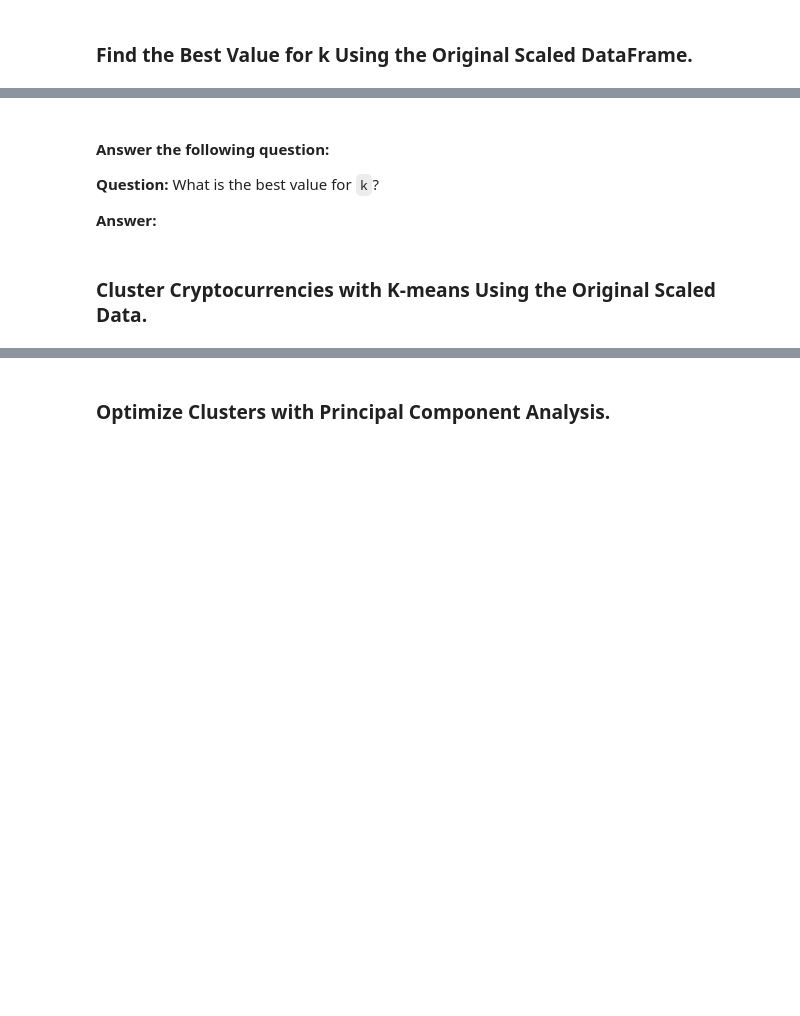
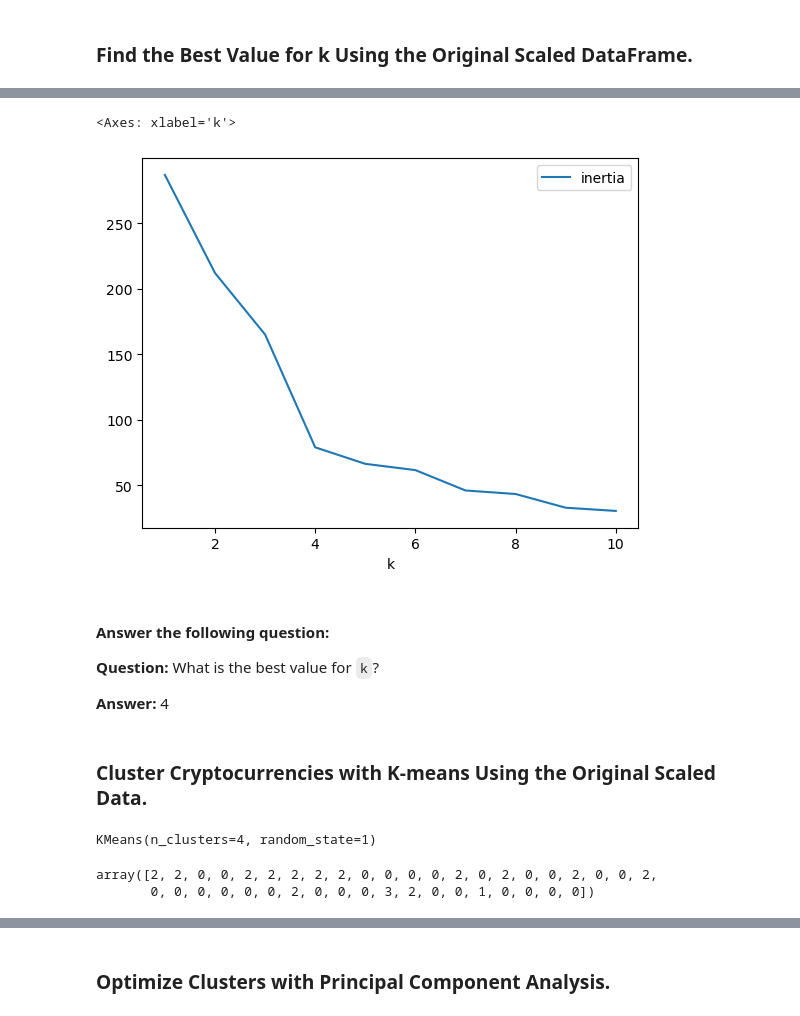
Before and after one commit to GerardoCastanos/CryptoClustering, a Jupyter notebook: Crypto_Clustering_starter_code.ipynb, the cells around one changed output, grey strips where cells are left out. Cells and saved outputs as stored; diff of their text form; code cells hidden in the pictures; blank space fills up the shorter version.

```diff
--- a/Crypto_Clustering_starter_code.ipynb
+++ b/Crypto_Clustering_starter_code.ipynb
@@ -98,11 +105,15 @@ market_data_df.describe()
 # %%
 # Plot a line chart with all the inertia values computed with
 # the different values of k to visually identify the optimal value for k.
+elbow_df.plot.line(x="k", y="inertia")
+# %% [output]
+<Axes: xlabel='k'>
+[figure, added]
 # %% [markdown]
 #### Answer the following question:
 **Question:** What is the best value for `k`?
 
-**Answer:**
+**Answer:** 4
 # %% [markdown]
 ### Cluster Cryptocurrencies with K-means Using the Original Scaled Data.
 # %%
@@ -110,9 +122,16 @@ market_data_df.describe()
 # %%
 # Fit the K-Means model using the scaled data
+kmeans.fit(scaled_df)
+# %% [output]
+KMeans(n_clusters=4, random_state=1)
 # %%
 # Predict the clusters to group the cryptocurrencies using the scaled data
-
+crypto_clusters = kmeans.predict(scaled_df)
 
 # View the resulting array of cluster values.
+crypto_clusters
+# %% [output]
+array([2, 2, 0, 0, 2, 2, 2, 2, 2, 0, 0, 0, 0, 2, 0, 2, 0, 0, 2, 0, 0, 2,
+       0, 0, 0, 0, 0, 0, 2, 0, 0, 0, 3, 2, 0, 0, 1, 0, 0, 0, 0])
 # %%
 # Create a copy of the DataFrame
```
Also changed, not shown: parts of 22 cells of this notebook.
